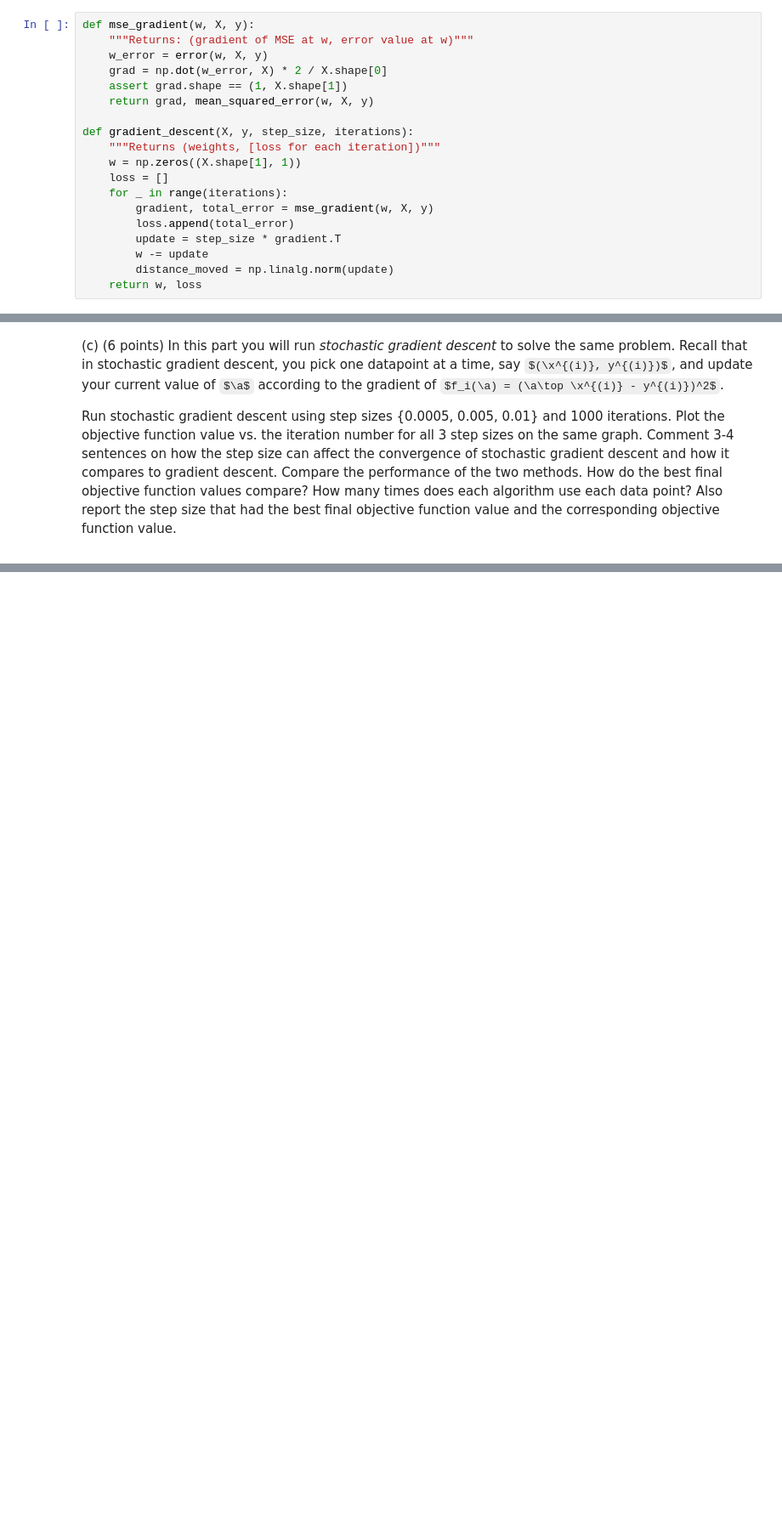
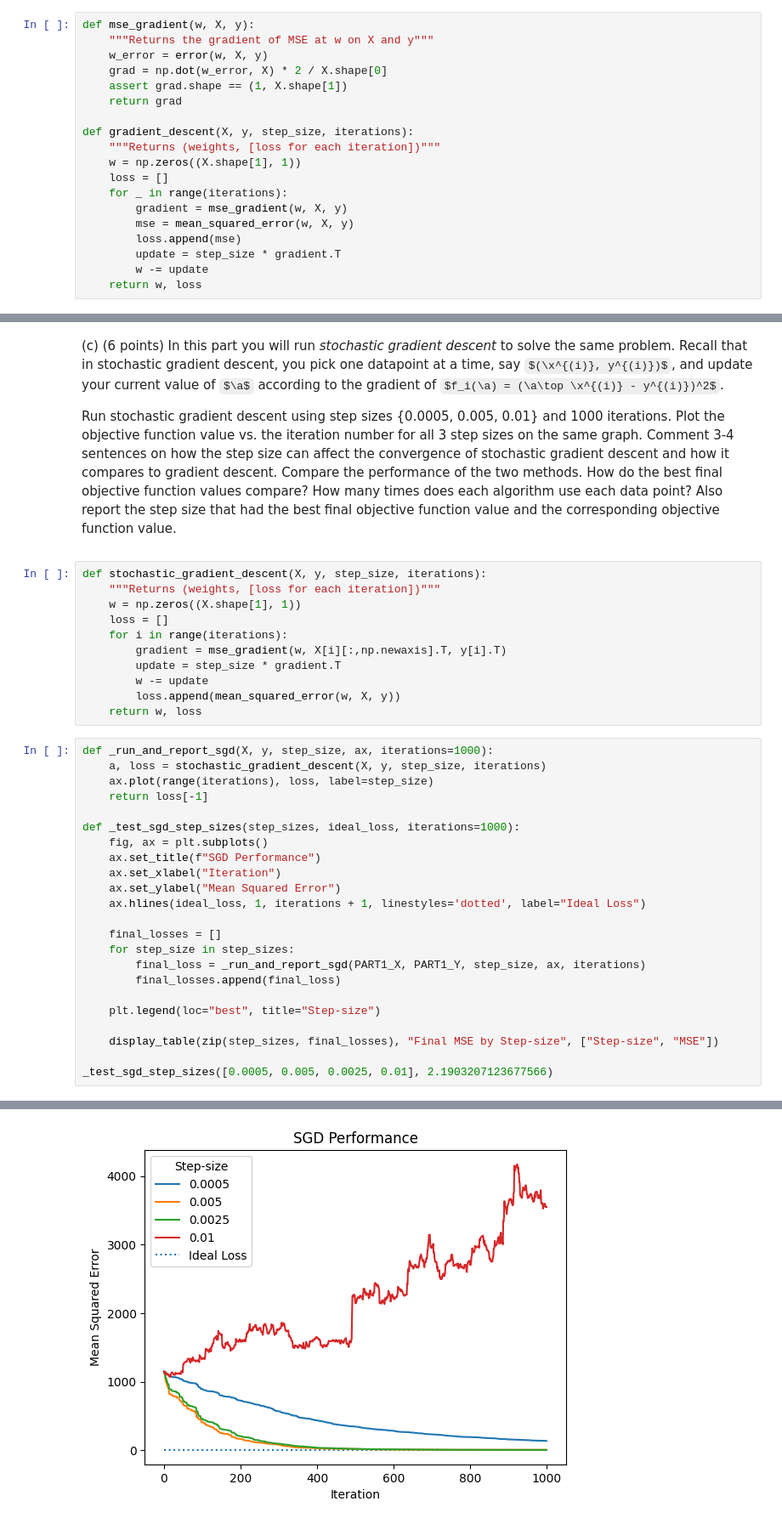
Before and after one commit to garfieldnate/Stanford-CS-168_Modern_Algorithmic_Toolbox, a Jupyter notebook: cs168/notebooks/mini_project_3.ipynb, the cells around one changed output, grey strips where cells are left out. Shown at 85% size. Cells and saved outputs as stored; diff of their text form; some formulas as TeX source; blank space fills up the shorter version.

Commit message:
Project 3: Part1 finished

```diff
--- a/cs168/notebooks/mini_project_3.ipynb
+++ b/cs168/notebooks/mini_project_3.ipynb
@@ -202,22 +202,22 @@ The gradient for MSE given in the lecture notes is as follows:
 $\nabla f({\mathbf w}) = \frac{2}{m}\sum_{i=1}^m (E_i({\mathbf w}) \cdot \x^{(i)})$, where $E_i({\mathbf w}) = h_w(\x^{(i)}) - y^{(i)}$.
 # %%
 def mse_gradient(w, X, y):
-    """Returns: (gradient of MSE at w, error value at w)"""
+    """Returns the gradient of MSE at w on X and y"""
     w_error = error(w, X, y)
     grad = np.dot(w_error, X) * 2 / X.shape[0]
     assert grad.shape == (1, X.shape[1])
-    return grad, mean_squared_error(w, X, y)
+    return grad
 
 def gradient_descent(X, y, step_size, iterations):
     """Returns (weights, [loss for each iteration])"""
     w = np.zeros((X.shape[1], 1))
     loss = []
     for _ in range(iterations):
-        gradient, total_error = mse_gradient(w, X, y)
-        loss.append(total_error)
+        gradient = mse_gradient(w, X, y)
+        mse = mean_squared_error(w, X, y)
+        loss.append(mse)
         update = step_size * gradient.T
         w -= update
-        distance_moved = np.linalg.norm(update)
     return w, loss
 # %%
 def _run_and_report_gradient_descent(X, y, step_size, ax, iterations=20):
@@ -270,3 +270,38 @@ that in stochastic gradient descent, you pick one datapoint at a time, say $(\x^
 Run stochastic gradient descent using step sizes {0.0005, 0.005, 0.01} and 1000 iterations. Plot the objective function value vs. the iteration number for all 3 step sizes on the same graph. Comment 3-4 sentences on how the step size can affect the convergence of stochastic gradient descent and how it compares to gradient descent. Compare the performance of the two methods. How do the best final objective function values compare? How many times does each algorithm use each data point? Also report the step size that had the best final objective function value and the corresponding objective function value.
 
 </div>
+# %%
+def stochastic_gradient_descent(X, y, step_size, iterations):
+    """Returns (weights, [loss for each iteration])"""
+    w = np.zeros((X.shape[1], 1))
+    loss = []
+    for i in range(iterations):
+        gradient = mse_gradient(w, X[i][:,np.newaxis].T, y[i].T)
+        update = step_size * gradient.T
+        w -= update
+        loss.append(mean_squared_error(w, X, y))
+    return w, loss
+# %%
+def _run_and_report_sgd(X, y, step_size, ax, iterations=1000):
+    a, loss = stochastic_gradient_descent(X, y, step_size, iterations)
+    ax.plot(range(iterations), loss, label=step_size)
+    return loss[-1]
+
+def _test_sgd_step_sizes(step_sizes, ideal_loss, iterations=1000):
+    fig, ax = plt.subplots()
+    ax.set_title(f"SGD Performance")
+    ax.set_xlabel("Iteration")
+    ax.set_ylabel("Mean Squared Error")
+    ax.hlines(ideal_loss, 1, iterations + 1, linestyles='dotted', label="Ideal Loss")
+
+    final_losses = []
+    for step_size in step_sizes:
+        final_loss = _run_and_report_sgd(PART1_X, PART1_Y, step_size, ax, iterations)
+        final_losses.append(final_loss)
+
+    plt.legend(loc="best", title="Step-size")
+
+    display_table(zip(step_sizes, final_losses), "Final MSE by Step-size", ["Step-size", "MSE"])
+
+_test_sgd_step_sizes([0.0005, 0.005, 0.0025, 0.01], 2.1903207123677566)
+# %% [output]
@@ -272,0 +314 @@ Run stochastic gradient descent using step sizes {0.0005, 0.005, 0.01} and 1000
+[figure, added]
```
Also changed, not shown: parts of 7 cells of this notebook.
